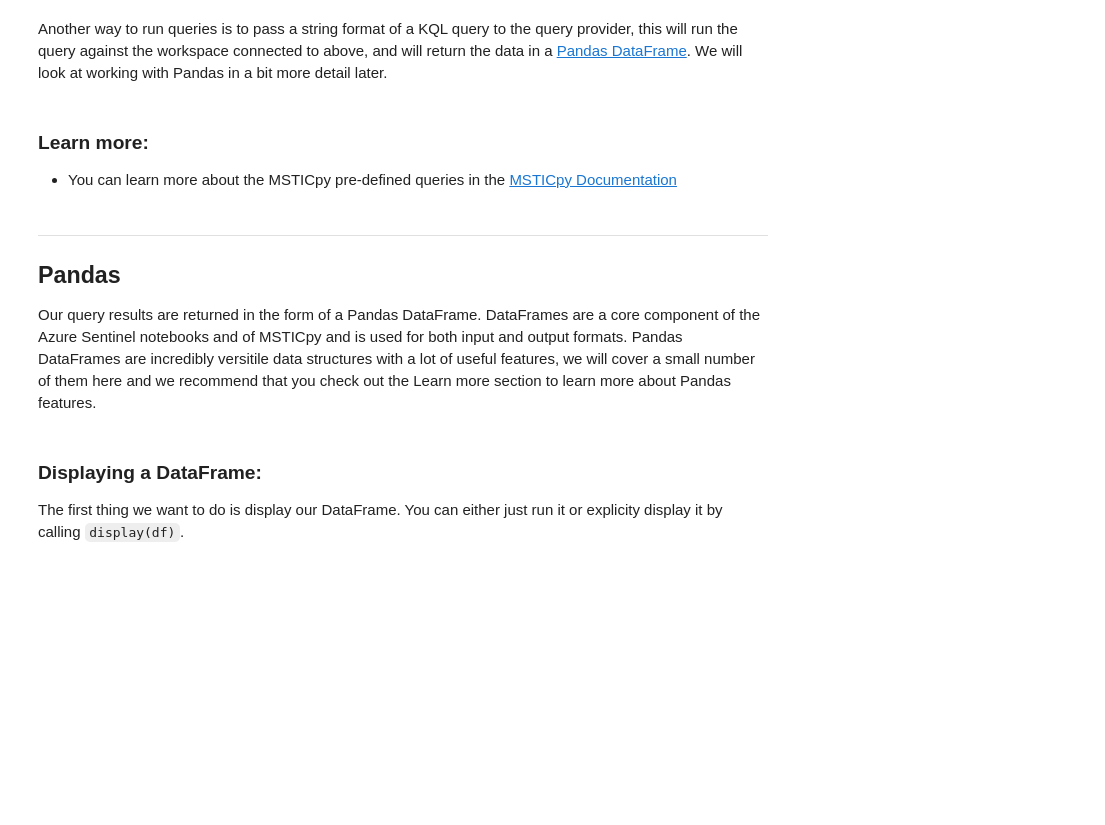
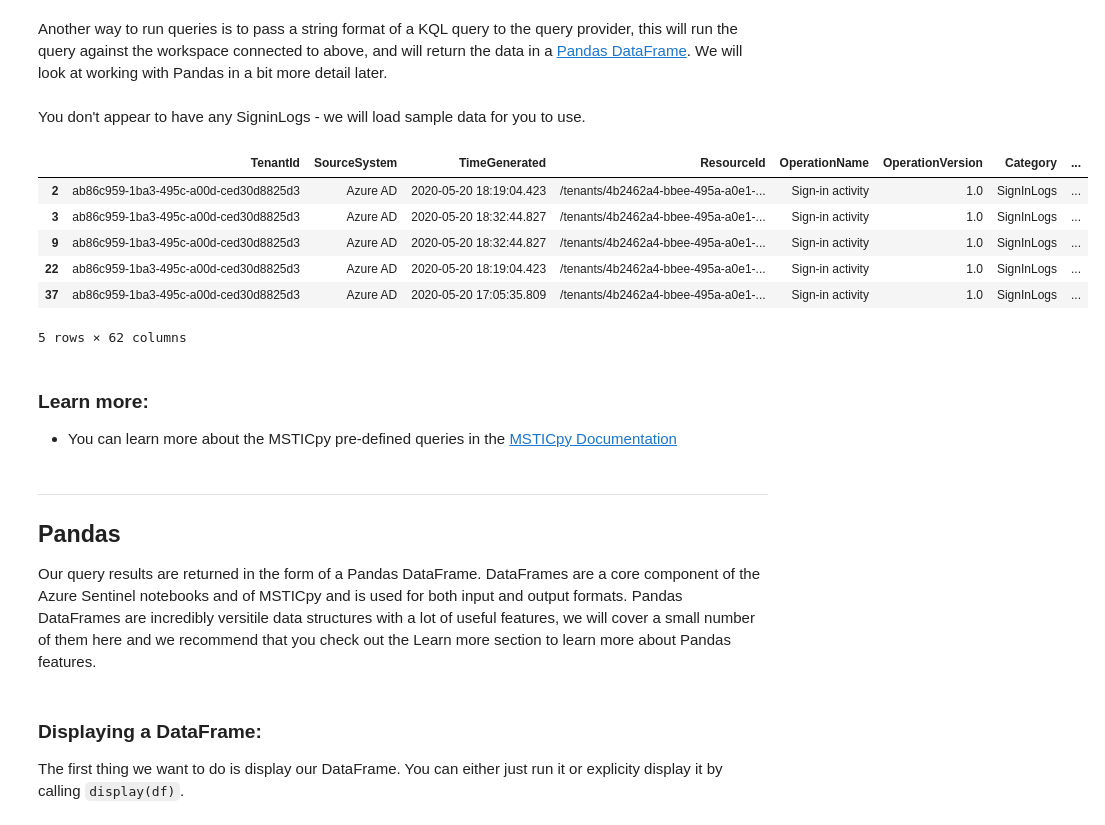
Before and after one commit to solliancenet/security-workshop, a Jupyter notebook: artifacts/Azure Sentinel ML.ipynb, the cells around one changed output. Cells and saved outputs as stored; diff of their text form; code cells hidden in the pictures; blank space fills up the shorter version.

```diff
--- a/artifacts/Azure Sentinel ML.ipynb
+++ b/artifacts/Azure Sentinel ML.ipynb
@@ -253,28 +316,37 @@ Another way to run queries is to pass a string format of a KQL query to the quer
 # %%
 # Define our query
 test_query = """
 SigninLogs
 | where TimeGenerated > ago(7d)
 | take 10
 """
 
 # Pass that query to our QueryProvider
 test_df = qry_prov.exec_query(test_query)
 
 # Check that we have some data
 if isinstance(test_df, pd.DataFrame) and not test_df.empty:
     # .head() returns the first 5 rows of our results DataFrame
     display(test_df.head())
 # If where is no data load some sample data to use instead
 else:
     md("You don't appear to have any SigninLogs - we will load sample data for you to use.")
     if not Path("nbdemo/data/aad_logons.pkl").exists():
         Path("nbdemo/data/").mkdir(parents=True, exist_ok=True)
-        urlretrieve('https://github.com/Azure/Azure-Sentinel-Notebooks/blob/master/nbdemo/data/aad_logons.pkl?raw=true', 'nbdemo/data/aad_logons.pkl')
-        urlretrieve('https://raw.githubusercontent.com/Azure/Azure-Sentinel-Notebooks/master/nbdemo/data/queries.yaml', 'nbdemo/data/queries.yaml')
+        urlretrieve('https://github.com/solliancenet/security-workshop/blob/master/artifacts/aad_logons.pkl?raw=true', 'nbdemo/data/aad_logons.pkl')
+        urlretrieve('https://raw.githubusercontent.com/solliancenet/security-workshop/master/artifacts/queries.yaml', 'nbdemo/data/queries.yaml')
     qry_prov = QueryProvider("LocalData", data_paths=["nbdemo/data/"], query_paths=["nbdemo/data/"])
     logons_df = qry_prov.Azure.list_all_signins_geo()
     display(logons_df.head())
+# %% [output]
+You don't appear to have any SigninLogs - we will load sample data for you to use.
+|  | TenantId | SourceSystem | TimeGenerated | ResourceId | OperationName | OperationVersion | Category | ... |
+| 2 | ab86c959-1ba3-495c-a00d-ced30d8825d3 | Azure AD | 2020-05-20 18:19:04.423 | /tenants/4b2462a4-bbee-495a-a0e1-... | Sign-in activity | 1.0 | SignInLogs | ... |
+| 3 | ab86c959-1ba3-495c-a00d-ced30d8825d3 | Azure AD | 2020-05-20 18:32:44.827 | /tenants/4b2462a4-bbee-495a-a0e1-... | Sign-in activity | 1.0 | SignInLogs | ... |
+| 9 | ab86c959-1ba3-495c-a00d-ced30d8825d3 | Azure AD | 2020-05-20 18:32:44.827 | /tenants/4b2462a4-bbee-495a-a0e1-... | Sign-in activity | 1.0 | SignInLogs | ... |
+| 22 | ab86c959-1ba3-495c-a00d-ced30d8825d3 | Azure AD | 2020-05-20 18:19:04.423 | /tenants/4b2462a4-bbee-495a-a0e1-... | Sign-in activity | 1.0 | SignInLogs | ... |
+| 37 | ab86c959-1ba3-495c-a00d-ced30d8825d3 | Azure AD | 2020-05-20 17:05:35.809 | /tenants/4b2462a4-bbee-495a-a0e1-... | Sign-in activity | 1.0 | SignInLogs | ... |
+5 rows × 62 columns
 # %% [markdown]
 ### Learn more:
  - You can learn more about the MSTICpy pre-defined queries in the [MSTICpy Documentation](https://msticpy.readthedocs.io/en/latest/data_acquisition/DataProviders.html#running-an-pre-defined-query)
```
Also changed, not shown: parts of 41 cells of this notebook.
